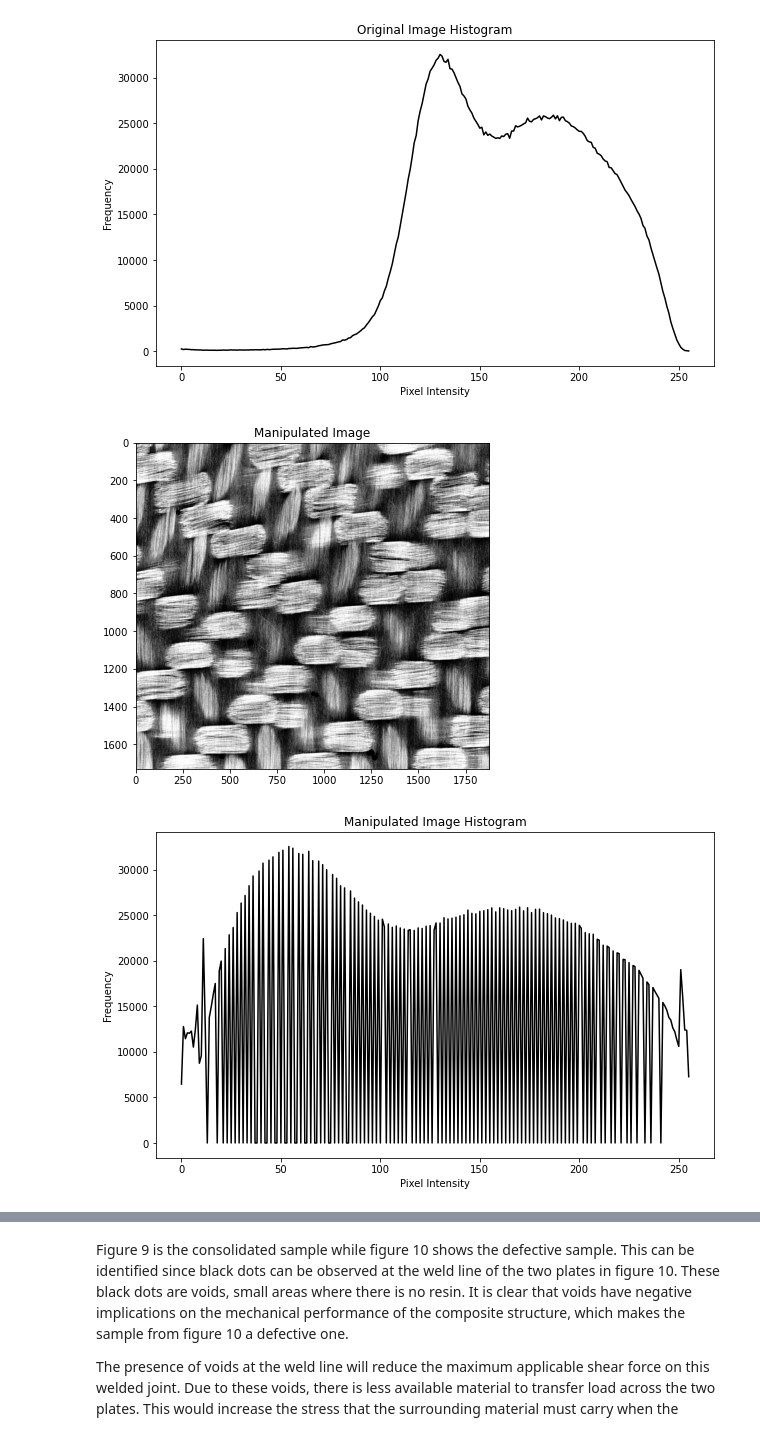
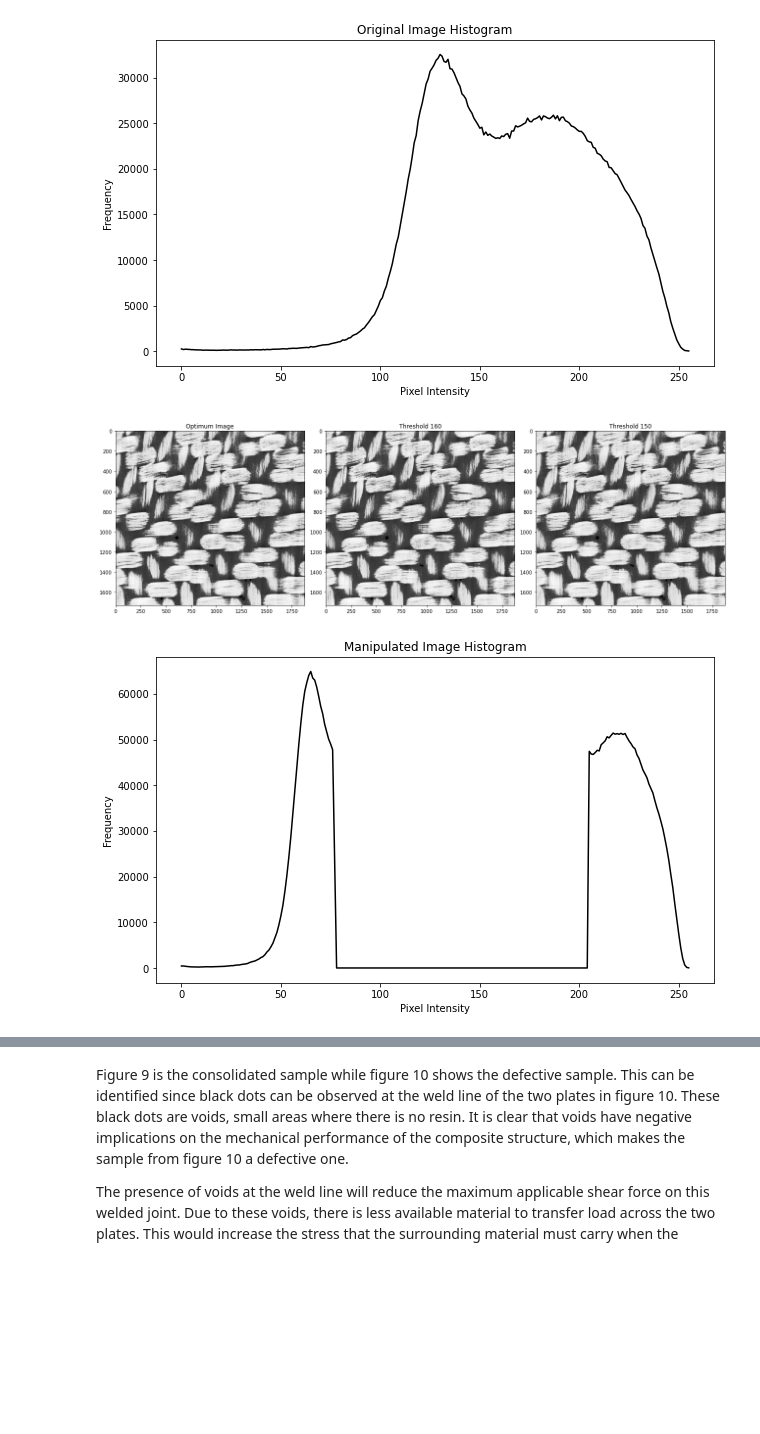
Before and after one commit to arthurstreebgreebling/PCM, a Jupyter notebook: A4 Manufacturing Defects/Notebook Defects.ipynb, the cells around one changed output, grey strips where cells are left out. Saved outputs shown, nothing was run; the diff lists cells and outputs as text; code cells hidden in the pictures; blank space fills up the shorter version.

```diff
--- a/A4 Manufacturing Defects/Notebook Defects.ipynb
+++ b/A4 Manufacturing Defects/Notebook Defects.ipynb
@@ -332,6 +363,20 @@ def display_histogram(slice0130, title):
     plt.ylabel('Frequency')
     plt.show()
 # %%
-def manipulate_slice0130(image):
-    equalized_image = cv2.equalizeHist(image)
-    return equalized_image
+def adjust_pixels1(pixel):
+    if pixel < 155:
+        return pixel - (pixel/2)
+    else:
+        return pixel + ((255-pixel)/2)
+
+def adjust_pixels2(pixel):
+    if pixel < 160:
+        return pixel - (pixel/2)
+    else:
+        return pixel + ((255-pixel)/2)
+
+def adjust_pixels3(pixel):
+    if pixel < 150:
+        return pixel - (pixel/2)
+    else:
+        return pixel + ((255-pixel)/2)
@@ -346,20 +383,34 @@ def fmcontent(clean_image):
+# %%
+def manipulate_slice0130(image):
+    adjusted_image1 = np.vectorize(adjust_pixels1)(image)
+    adjusted_image2 = np.vectorize(adjust_pixels2)(image)
+    adjusted_image3 = np.vectorize(adjust_pixels3)(image)
+    return adjusted_image1, adjusted_image2, adjusted_image3
 # %%
 #Read image
 image_path = 'slice_0130.jpeg'
 slice0130 = cv2.imread(image_path, cv2.IMREAD_GRAYSCALE)
 display_histogram(slice0130, 'Original Image Histogram')
-manipulated_slice0130 = manipulate_slice0130(slice0130)
+optimum_image, thresh160, thresh150 = manipulate_slice0130(slice0130)
 # %% [output]
 [figure]
 # %%
 #Show manipulated slice
-plt.figure(figsize=(10, 6))
-plt.imshow(manipulated_slice0130, cmap='gray')
-plt.title('Manipulated Image')
+plt.figure(figsize=(18, 6))
+plt.subplot(1, 3, 1)
+plt.imshow(optimum_image, cmap='gray')
+plt.title('Optimum Image')
+plt.subplot(1, 3, 2)
+plt.imshow(thresh160, cmap='gray')
+plt.title('Threshold 160')
+plt.subplot(1, 3, 3)
+plt.imshow(thresh150, cmap='gray')
+plt.title('Threshold 150')
+plt.tight_layout()
 plt.show()
 # %% [output]
-[figure, old version]
+[figure, new version]
 # %%
-display_histogram(manipulated_slice0130, 'Manipulated Image Histogram')
+display_histogram(optimum_image, 'Manipulated Image Histogram')
 # %% [output]
-[figure, old version]
+[figure, new version]
```
Also changed, not shown: parts of 36 cells of this notebook, 4 other files.
